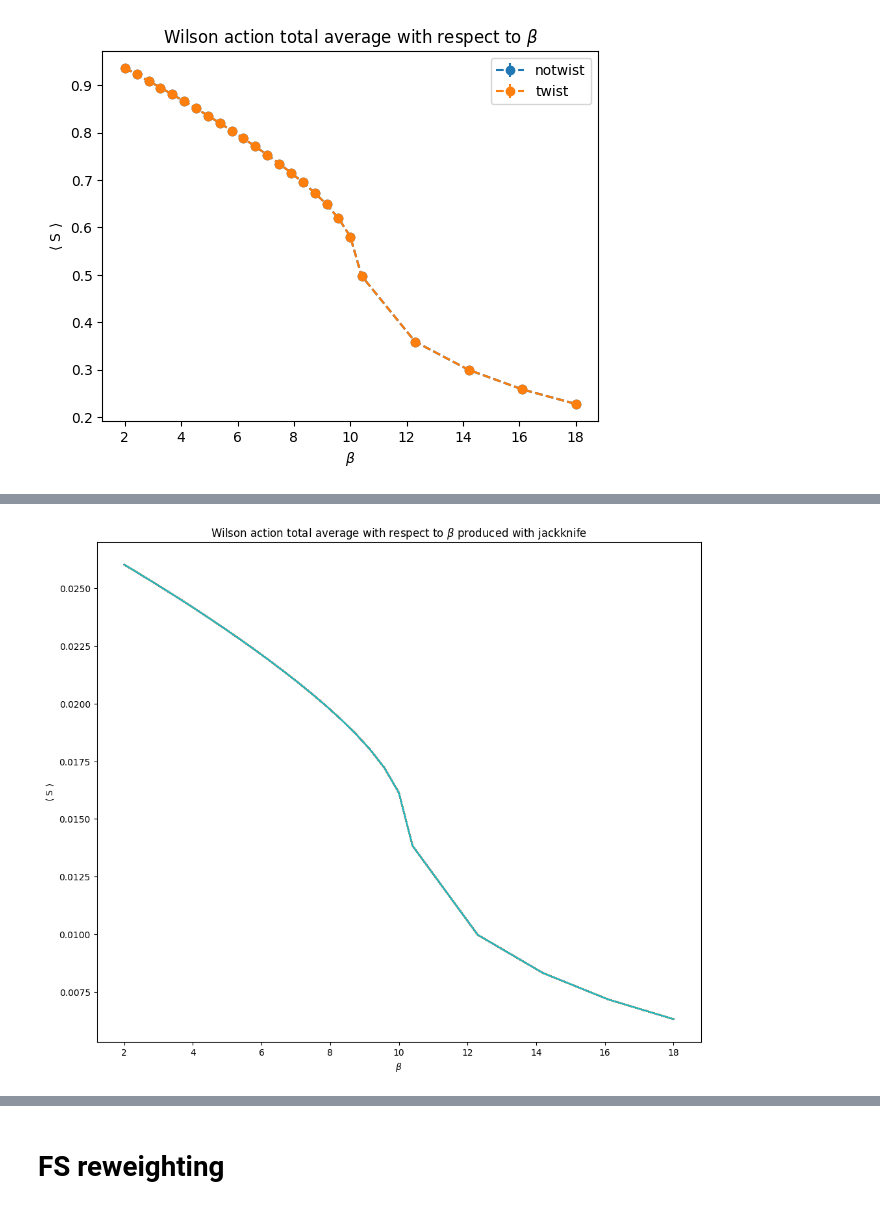
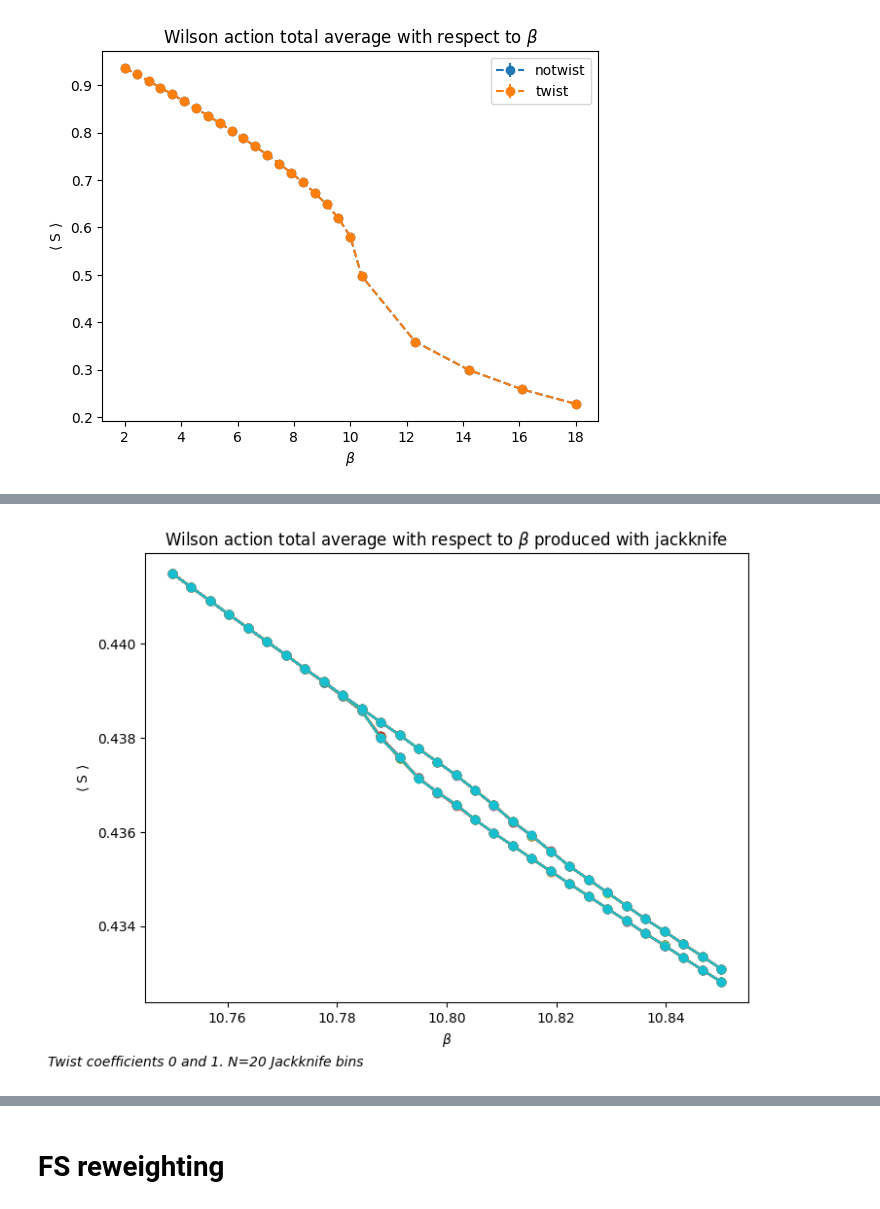
Before and after one commit to Haaaaron/SUN_twist_python_analysis, a Jupyter notebook: SUN_wilson_action.ipynb, the cells around one changed output, grey strips where cells are left out. Cells and saved outputs as stored; diff of their text form; code cells hidden in the pictures.

```diff
--- a/SUN_wilson_action.ipynb
+++ b/SUN_wilson_action.ipynb
@@ -15,0 +25,9 @@ plaquette_data_twist  = utility.sort_plaquette_dict(plaquette_data_twist )
+# %%
+plaquette_data_twist_0 = read_and_write.load_from_folder("./output_sun4/traj_120000_t6/su4_phase_transition/output_twist_0","plaquette:", "real")
+plaquette_data_twist_1 = read_and_write.load_from_folder("./output_sun4/traj_120000_t6/su4_phase_transition/output_twist_1","plaquette:", "real")
+plaquette_data_twist_2 = read_and_write.load_from_folder("./output_sun4/traj_120000_t6/su4_phase_transition/output_twist_2","plaquette:", "real")
+# %%
+plaquette_data_0 = utility.sort_plaquette_dict(plaquette_data_twist_0)
+plaquette_data_1 = utility.sort_plaquette_dict(plaquette_data_twist_1)
+plaquette_data_2 = utility.sort_plaquette_dict(plaquette_data_twist_2)
+print(plaquette_data_0.keys())
@@ -46,4 +73,4 @@ wilson_action.create_average_action_figure(plaquette_data_notwist,"notwist",plaq
 # %%
-jackknife_twist = utility.compute_with_aa_jackknife(plaquette_data_twist,column=21,bins=20)
-jackknife_notwist = utility.compute_with_aa_jackknife(plaquette_data_notwist,column=21,bins=20)
-print(jackknife_twist)
+jackknife_0 = utility.compute_with_aa_jackknife(plaquette_data_0,column=37,bins=20)
+jackknife_1 = utility.compute_with_aa_jackknife(plaquette_data_1,column=37,bins=20)
+jackknife_2 = utility.compute_with_aa_jackknife(plaquette_data_2,column=37,bins=20)
@@ -53,4 +95,8 @@ jackknife_notwist_data = utility.construct_jackknife_functions(jackknife_notwist
+# %%
+jackknife_func_0 = utility.construct_jackknife_functions(jackknife_0)
+jackknife_func_1 = utility.construct_jackknife_functions(jackknife_1)
+jackknife_func_2 = utility.construct_jackknife_functions(jackknife_2)
 # %%
-wilson_action.create_average_action_figure_jackknife(jackknife_notwist_data,"notwist",jackknife_twist_data,"twist",plot_fmt="-o")
+wilson_action.create_average_action_figure_jackknife(jackknife_func_0,"notwist",jackknife_func_2,"twist",plot_fmt="-o",fig_text="Twist coefficients 0 and 1. N=20 Jackknife bins")
 # %% [output]
-[figure, old version]
+[figure, new version]
```
Also changed, not shown: parts of 30 cells of this notebook, 43 other files.
